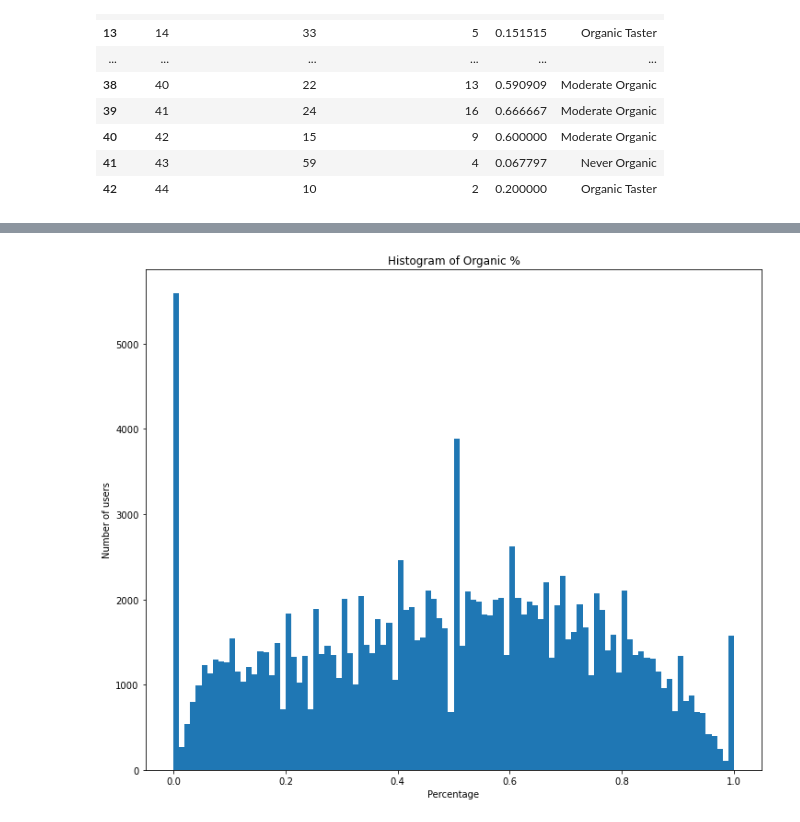
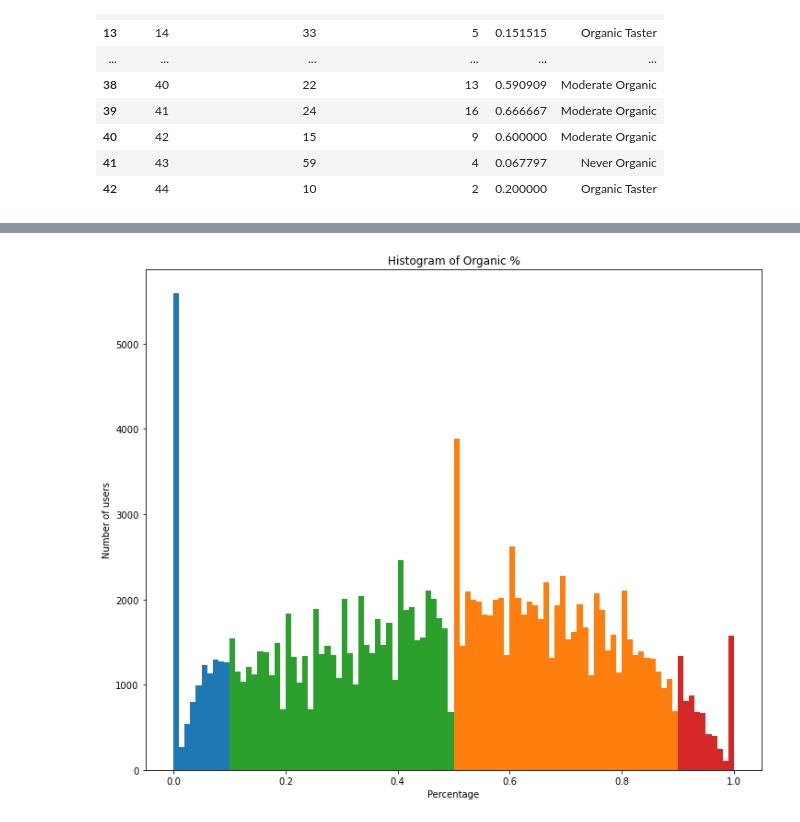
Before and after one commit to stemlock/Instacart_Market_Basket_Data_Analysis, a Jupyter notebook: segmentation_roughwork.ipynb, the cells around one changed output, grey strips where cells are left out. Saved outputs shown, nothing was run; the diff lists cells and outputs as text; code cells hidden in the pictures.

```diff
--- a/segmentation_roughwork.ipynb
+++ b/segmentation_roughwork.ipynb
@@ -233,13 +233,23 @@ pass
 # %%
 # Plot the histogram of percentage organic from 0-1
 plt.figure(figsize=(12,10))
 
-plt.hist(df_filtered['organic_%'], bins = 100)
+N, bins, patches = plt.hist(df_filtered['organic_%'], bins = 100)
+
+for i in range(0,len(patches)):
+    if i < 10:
+        patches[i].set_facecolor('#1f77b4')
+    if i >= 10 and i < 50:
+        patches[i].set_facecolor('#2ca02c')
+    if i >= 50 and i < 90:
+        patches[i].set_facecolor('#ff7f0e')
+    if i >= 90:
+        patches[i].set_facecolor('#d62728')
 
 plt.title('Histogram of Organic %')
 plt.xlabel('Percentage')
 plt.ylabel('Number of users')
 
 pass
 # %% [output]
-[figure, old version]
+[figure, new version]
```
Also changed, not shown: parts of 1 cell of this notebook, 2 other files.
